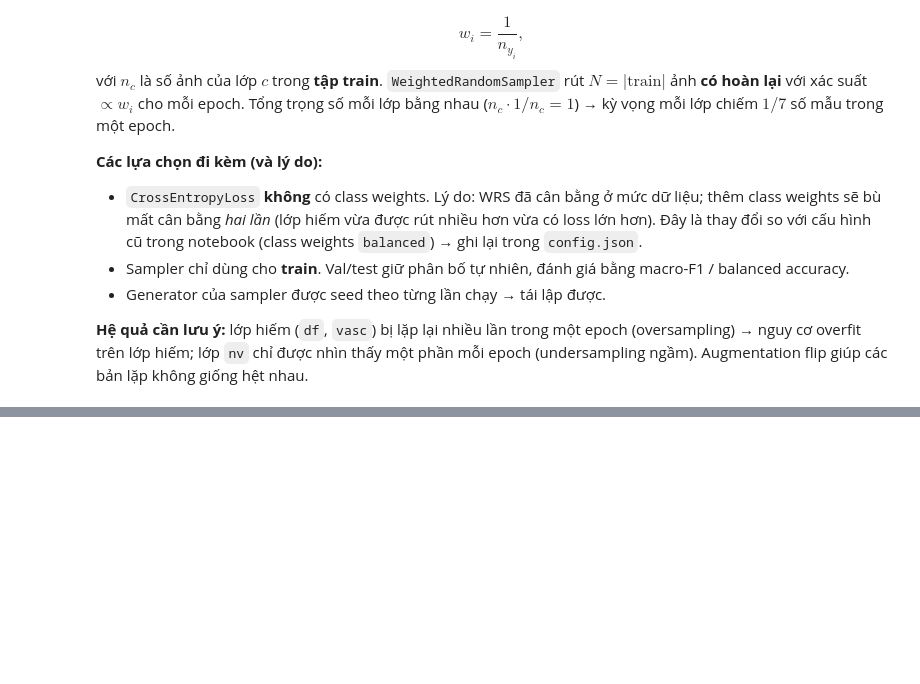
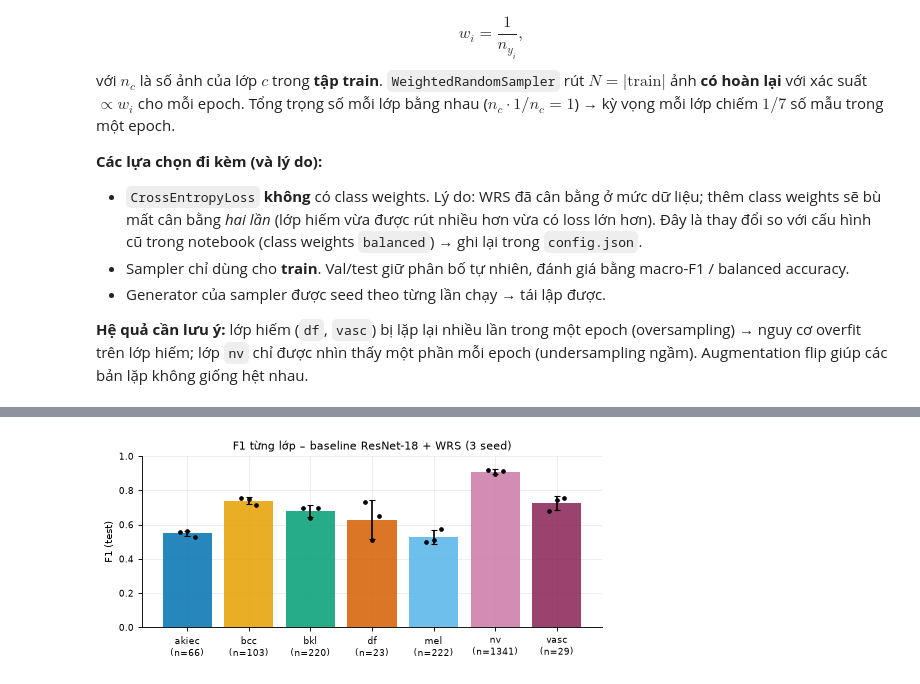
Before and after one commit to VietDunghere/Image-Processing, a Jupyter notebook: baseline.ipynb, the cells around one changed output, grey strips where cells are left out. Saved outputs shown, nothing was run; the diff lists cells and outputs as text; code cells hidden in the pictures; blank space fills up the shorter version.

```diff
--- a/baseline.ipynb
+++ b/baseline.ipynb
@@ -594,0 +507,6 @@ TODO: điền sau khi chạy (mọi số lấy từ `outputs/baseline/`).
+# %%
+SEEDS = list(T.SEEDS)        # [42, 43, 44]
+EPOCHS = T.EPOCHS            # 20
+RETRAIN = False              # False: seed đã có metrics.json trong outputs/baseline thì đọc lại thay vì train lại
+display(pd.Series({**T.FROZEN_CONFIG, "epochs": EPOCHS, "seeds": SEEDS}).to_frame("giá trị"))
+pd.Series(T.SPEED_CONFIG).to_frame("cài đặt tốc độ")
@@ -594,0 +600,12 @@ TODO: điền sau khi chạy (mọi số lấy từ `outputs/baseline/`).
+# %%
+# Precision / recall / F1 từng lớp trên test (mean ± std, 3 seed)
+test_df_counts = test_df["dx"].value_counts()
+pc = pd.DataFrame({
+    m: [f"{summary_df[f'test_{m}_{c}'].mean():.3f} ± {summary_df[f'test_{m}_{c}'].std():.3f}" for c in CLASSES]
+    for m in ["precision", "recall", "f1"]}, index=CLASSES)
+pc["n_test"] = test_df_counts.loc[CLASSES].values
+pc_num = pd.DataFrame({f"{m}_{s}": [summary_df[f"test_{m}_{c}"].agg(s) for c in CLASSES]
+                       for m in ["precision", "recall", "f1"] for s in ["mean", "std"]}, index=CLASSES)
+pc_num["n_test"] = pc["n_test"]
+pc_num.to_csv(OUT_DIR / "per_class_test.csv")
+pc
@@ -594,0 +671,16 @@ TODO: điền sau khi chạy (mọi số lấy từ `outputs/baseline/`).
+# %%
+# F1 từng lớp trên test: cột = mean, thanh = std, điểm = từng seed
+fig, ax = plt.subplots(figsize=(6.5, 3))
+x = np.arange(len(CLASSES))
+means = [summary_df[f"test_f1_{c}"].mean() for c in CLASSES]
+stds = [summary_df[f"test_f1_{c}"].std() for c in CLASSES]
+ax.bar(x, means, yerr=stds, capsize=3, color=[CLASS_COLORS[c] for c in CLASSES], alpha=0.85)
+for i, c in enumerate(CLASSES):
+    ax.scatter(np.full(len(summary_df), i) + np.linspace(-0.12, 0.12, len(summary_df)), summary_df[f"test_f1_{c}"],
+               c="k", s=10, zorder=3)
+ax.set(xticks=x, xticklabels=[f"{c}\n(n={n})" for c, n in zip(CLASSES, pc["n_test"])], ylim=(0, 1),
+       ylabel="F1 (test)", title=f"F1 từng lớp – baseline ResNet-18 + WRS ({len(SEEDS)} seed)")
+plt.tight_layout(); fig.savefig(FIG_DIR / "per_class_f1_test.pdf", bbox_inches="tight")
+fig.savefig(FIG_DIR / "per_class_f1_test.png", bbox_inches="tight", dpi=300); plt.show()
+# %% [output]
+[figure, added]
```
Also changed, not shown: parts of 50 cells of this notebook, 20 other files.
